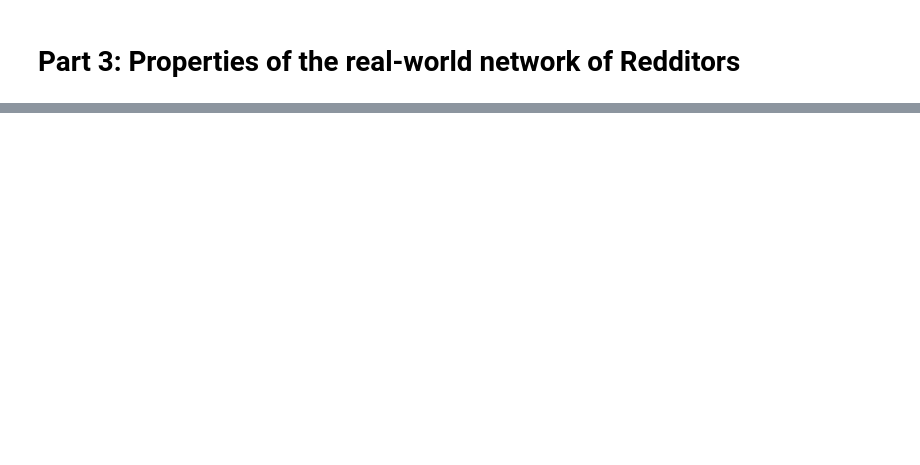
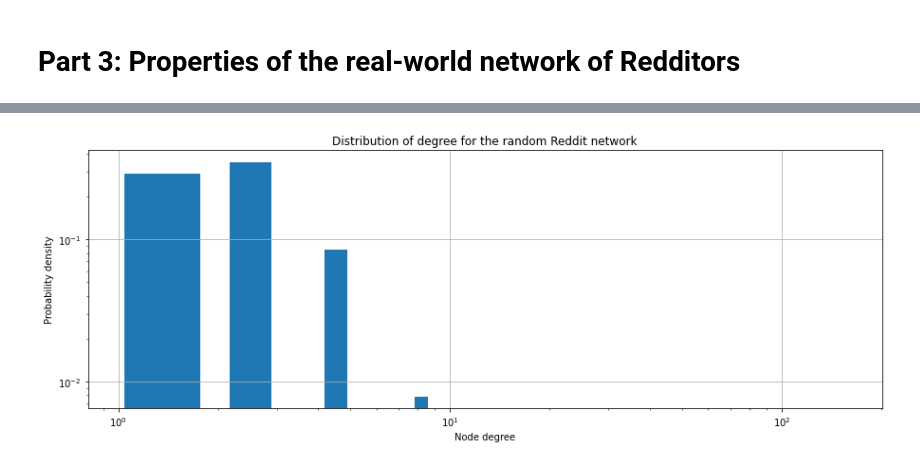
Before and after one commit to wdmdev/comsocsci2021, a Jupyter notebook: lectures/Week4_answer.ipynb, the cells around one changed output, grey strips where cells are left out. Saved outputs shown, nothing was run; the diff lists cells and outputs as text; code cells hidden in the pictures; blank space fills up the shorter version.

```diff
--- a/lectures/Week4_answer.ipynb
+++ b/lectures/Week4_answer.ipynb
@@ -200,0 +279,25 @@ OSError: [Errno 98] Address already in use
+# %%
+import numpy as np
+
+degrees = list(rnd_G.degree())
+degrees = [(x,y) for x,y in degrees if y > 0]
+xx = [x for x,y in degrees]
+yy = [y for x,y in degrees]
+bins = np.logspace(0, np.log(10), 10)
+hist, hist_edges = np.histogram(yy, bins=bins, density=True)
+x = (hist_edges[1:]+hist_edges[:-1])/2
+# %%
+import matplotlib.pylab as plt
+
+fig, ax = plt.subplots(figsize=(15,5))
+width = bins[1]-bins[0]
+ax.bar(x, hist, width=width*0.9)
+ax.grid()
+ax.set_title('Distribution of degree for the random Reddit network')
+ax.set_xlabel('Node degree')
+ax.set_ylabel('Probability density')
+ax.set_xscale('log')
+ax.set_yscale('log')
+plt.show()
+# %% [output]
+[figure, added]
```
Also changed, not shown: parts of 44 cells of this notebook, 6 other files.
